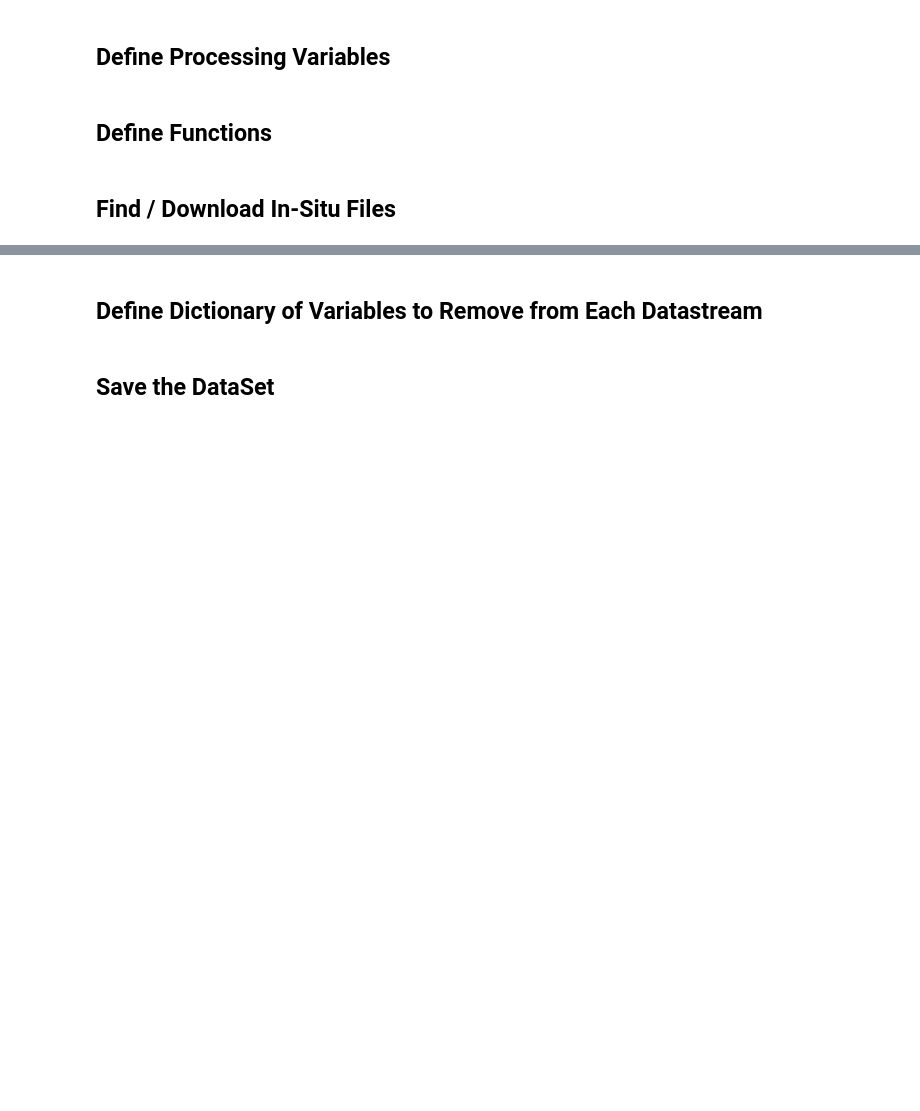
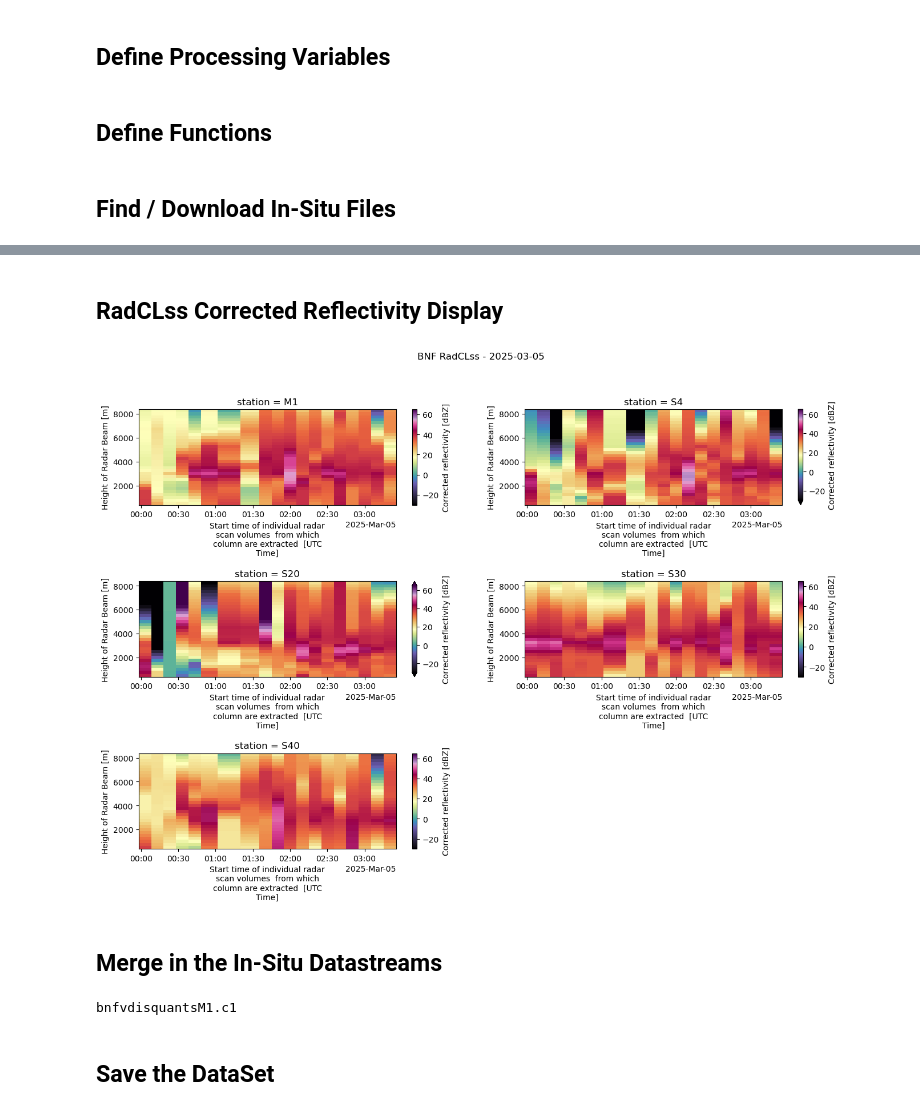
Before and after one commit to ARM-Development/bnf-radar-examples, a Jupyter notebook: notebooks/bnf-radclss.ipynb, the cells around one changed output, grey strips where cells are left out. Drawn from its saved outputs; the diff is of its cells as text; code cells hidden in the pictures; blank space fills up the shorter version.

```diff
--- a/notebooks/bnf-radclss.ipynb
+++ b/notebooks/bnf-radclss.ipynb
@@ -451,3 +578,4 @@ ValueError: conflicting sizes for dimension 'station': length 5 on 'station' and
 # %%
 # Concatenate all extracted columns across time dimension to form daily timeseries
-ds = xr.concat([data for data in my_data if data], dim='time')
+ds = xr.concat([data for data in my_data if data], dim="time")
+ds['time'] = ds.sel(station="M1").base_time
@@ -456,6 +582,4 @@ NameError: name 'my_data' is not defined
 # %%
 cluster.close()
 # %%
-ds
+ds = ds.drop_vars(discard_var["radar"])
-# %%
-ds = ds.drop_vars("base_time")
@@ -478,4 +585,0 @@ ds_new.height.data[-4]
-# %%
-# Remove Global Attributes from the Column Extraction
-# Attributes make sense for single location, but not collection of sites.
-ds.attrs = {}
@@ -487,2 +585,0 @@ ds
-# %% [markdown]
-## Define Dictionary of Variables to Remove from Each Datastream
@@ -523,2 +586,54 @@ discard_var = {'LD' : ['base_time', 'time_offset', 'equivalent_radar_reflectivit
+# %% [markdown]
+## RadCLss Corrected Reflectivity Display
+# %%
+fig, axarr = plt.subplots(3, 2, figsize=[16, 10])
+plt.subplots_adjust(hspace=0.8)
+
+fig.suptitle("BNF RadCLss - " + DATE)
+
+ds.sel(station="M1").sel(time=slice("2025-03-05T00:00:00", "2025-03-05T03:30:00")).corrected_reflectivity.plot(y="height", ax=axarr[0, 0], vmin=-30, vmax=65, cmap="ChaseSpectral")
+ds.sel(station="S4").sel(time=slice("2025-03-05T00:00:00", "2025-03-05T03:30:00")).corrected_reflectivity.plot(y="height", ax=axarr[0, 1], vmin=-30, vmax=65, cmap="ChaseSpectral")
+ds.sel(station="S20").sel(time=slice("2025-03-05T00:00:00", "2025-03-05T03:30:00")).corrected_reflectivity.plot(y="height", ax=axarr[1, 0], vmin=-30, vmax=65, cmap="ChaseSpectral")
+ds.sel(station="S30").sel(time=slice("2025-03-05T00:00:00", "2025-03-05T03:30:00")).corrected_reflectivity.plot(y="height", ax=axarr[1, 1], vmin=-30, vmax=65, cmap="ChaseSpectral")
+ds.sel(station="S40").sel(time=slice("2025-03-05T00:00:00", "2025-03-05T03:30:00")).corrected_reflectivity.plot(y="height", ax=axarr[2, 0], vmin=-30, vmax=65, cmap="ChaseSpectral")
+
+axarr[2, 1].set_visible(False)
+# %% [output]
+[figure, added]
+# %% [markdown]
+## Merge in the In-Situ Datastreams
+# %%
+for stream in insitu_stream:
+    if "bnfmet" in stream:
+        if "M1" in stream:
+            met_list = sorted(glob.glob(insitu_stream[stream] + "/*" + DATE.replace('-', '') + '*.cdf'))
+            if met_list:
+                ds = match_datasets_act(ds, met_list[0], "M1", discard=discard_var['met'])
+        else:
+            met_list = sorted(glob.glob(insitu_stream[stream] + "/*" + DATE.replace('-', '') + '*.cdf'))
+            met_site = met_list[0].split("/")[-1].split(".")[0][-3:]
+            if met_list:
+                ds = match_datasets_act(ds, met_list[0], met_site, discard=discard_var['met'])
+    elif "bnfwbpluvio" in stream:
+        insitu_list = sorted(glob.glob(insitu_stream[stream] + "/*" + DATE.replace('-', '') + '*.nc'))
+        if insitu_list:
+                ds = match_datasets_act(ds, insitu_list[0], "M1", discard=discard_var['pluvio'])
+    elif "bnfldquants" in stream:
+        if "M1" in stream:
+            insitu_list = sorted(glob.glob(insitu_stream[stream] + "/*" + DATE.replace('-', '') + '*.nc'))
+            if insitu_list:
+                ds = match_datasets_act(ds, insitu_list[0], "M1", discard=discard_var['ldquants'], resample="mean")
+        if "S30" in stream:
+            insitu_list = sorted(glob.glob(insitu_stream["bnfldquantsS30.c1"] + "/*" + DATE.replace('-', '') + '*.nc'))
+            if insitu_list:
+                ds = match_datasets_act(ds, insitu_list[0], "S30", discard=discard_var['ldquants'], resample="mean")
+    elif "sonde" in stream:
+        insitu_list = sorted(glob.glob(insitu_stream[stream] + "/*" + DATE.replace('-', '') + '*.cdf'))
+        if insitu_list:
+                ds = match_datasets_act(ds, insitu_list[0], "M1", discard=discard_var['sonde'])
+    else:
+         print(stream)
+# %% [output]
+bnfvdisquantsM1.c1
 # %% [markdown]
 ## Save the DataSet
```
Also changed, not shown: parts of 35 cells of this notebook.
